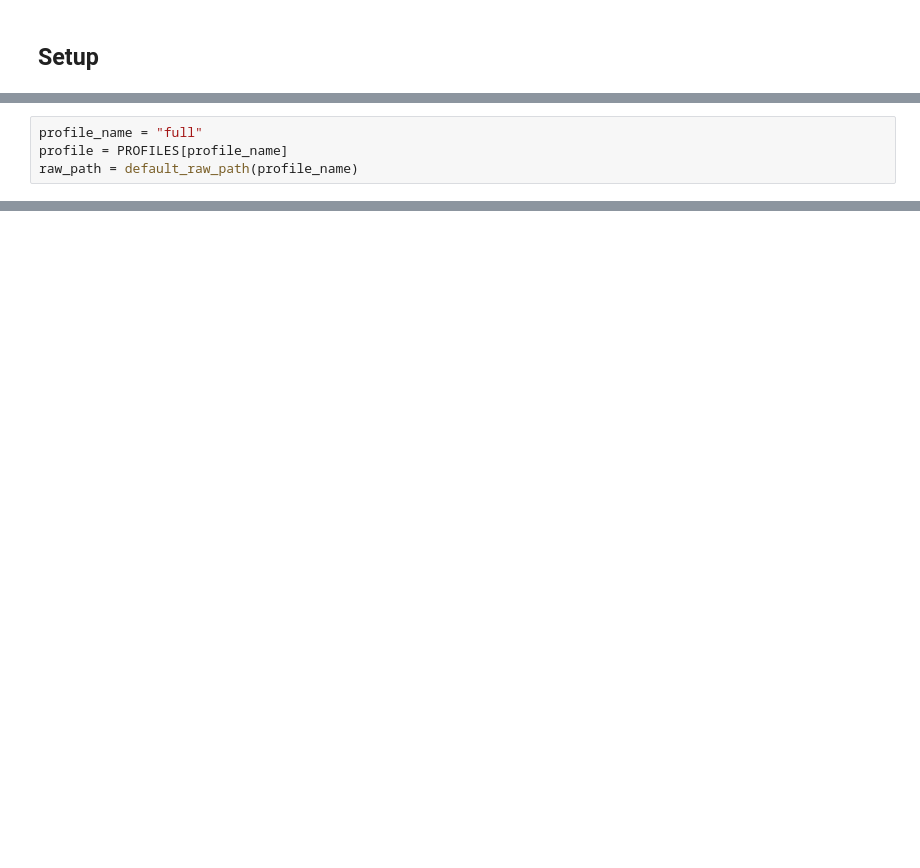
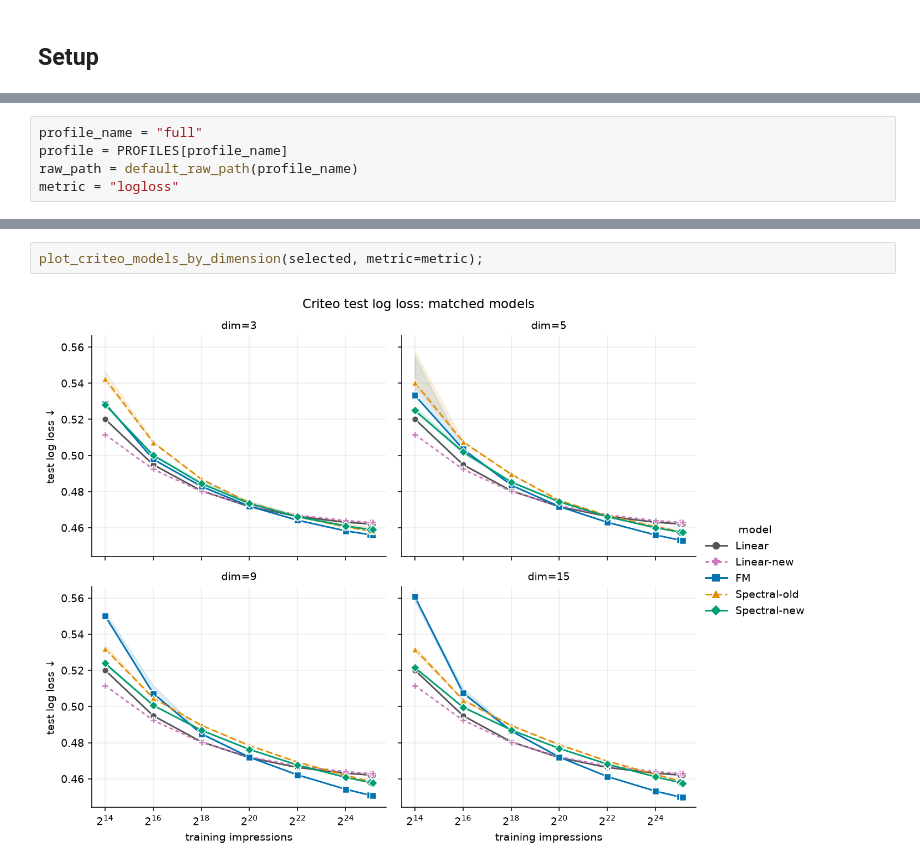
Before and after one commit to alexshtf/spectral_neuron_paper, a Jupyter notebook: notebooks/criteo_scaling.ipynb, the cells around one changed output, grey strips where cells are left out. Cells and saved outputs as stored; diff of their text form; blank space fills up the shorter version.

```diff
--- a/notebooks/criteo_scaling.ipynb
+++ b/notebooks/criteo_scaling.ipynb
@@ -32,6 +36,7 @@ mpl.rcParams["figure.dpi"] = 140
 profile_name = "full"
 profile = PROFILES[profile_name]
 raw_path = default_raw_path(profile_name)
+metric = "logloss"
 # %% [markdown]
 ## Load and validate results
 
@@ -103,0 +102,4 @@ The gray curve is the linear baseline. Each solid FM curve and dashed spectral c
+# %%
+plot_criteo_models_by_dimension(selected, metric=metric);
+# %% [output]
+[figure, added]
```
Also changed, not shown: parts of 17 cells of this notebook, 11 other files.
